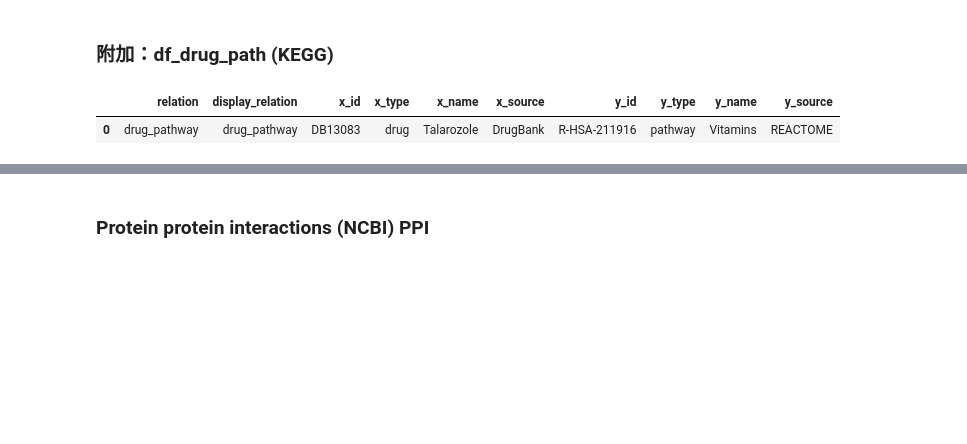
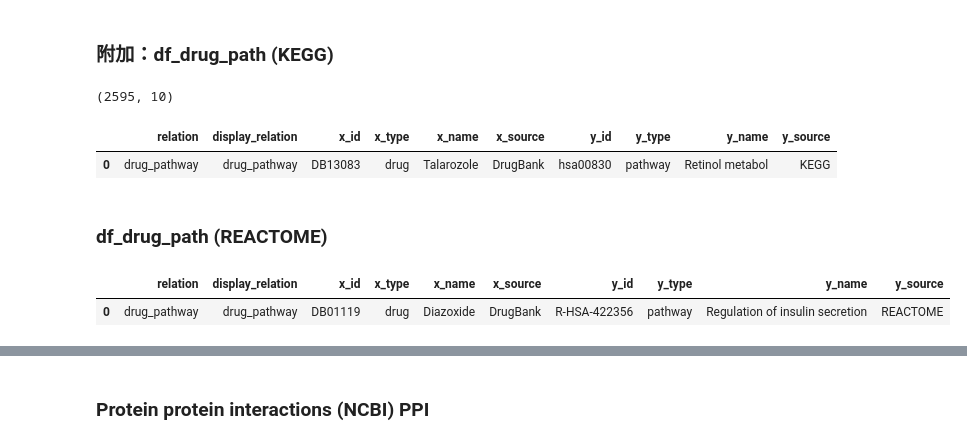
Before and after one commit to CPU-DS/kg4rd, a Jupyter notebook: src/kg4rd/data_process/build_graph.ipynb, the cells around one changed output, grey strips where cells are left out. Saved outputs shown, nothing was run; the diff lists cells and outputs as text; code cells hidden in the pictures; blank space fills up the shorter version.

```diff
--- a/src/kg4rd/data_process/build_graph.ipynb
+++ b/src/kg4rd/data_process/build_graph.ipynb
@@ -1,19 +1,13 @@
 # %% [markdown]
 从 `primekg/knowledge_graph/build_graph.ipynb` 修改而来
 # %%
-import re
-import os
-import shutil
+
 import numpy as np
 import pandas as pd
 import igraph as ig
-from scipy.sparse import lil_matrix, save_npz
-from sklearn.metrics.pairwise import cosine_similarity
-import torch
-from transformers import AutoTokenizer, AutoModel, pipeline
 
-data_path = '../../data/'
-save_path = './kg/'
+data_path = '../../../data/'
+save_path = '../kg/'
 # %% [markdown]
 # Read datasets
 # %%
@@ -142,3 +133,12 @@ assert_dtypes(df_kegg_drug_pathway)
+# %%
+df_drug_kegg_pathway = pd.read_csv(data_path+'kegg/drug_kegg_pathway.csv', low_memory=False)
+assert_dtypes(df_drug_kegg_pathway)
+
+df_reactome_kegg = pd.read_csv(data_path+'kegg/reactome_kegg.csv', low_memory=False)
+assert_dtypes(df_reactome_kegg)
+
+df_drug_reactome_pathway = pd.read_csv(data_path+'kegg/drug_reactome_pathway.csv', low_memory=False)
+assert_dtypes(df_drug_reactome_pathway)
 # %% [markdown]
 额外词汇文件
 # %%
@@ -170,20 +175,42 @@ def clean_edges(df):
 ## Basic
 # %% [markdown]
 ### 附加：df_drug_path (KEGG)
+# %%
+df_drug_path1 = pd.merge(df_drug_kegg_pathway, db_vocab, 'left', left_on='drugbank_id', right_on='DrugBank ID')
+
+df_drug_path1 = df_drug_path1.get(['drugbank_id', 'Common name', 'pathway_kegg_id', 'pathway_kegg_name'])
+df_drug_path1 = df_drug_path1.dropna().drop_duplicates()
+
+df_drug_path1 = df_drug_path1.rename(columns={'drugbank_id':'x_id', 'Common name':'x_name', 'pathway_kegg_id':'y_id', 'pathway_kegg_name':'y_name'})
+df_drug_path1['x_type'] = 'drug'
+df_drug_path1['x_source'] = 'DrugBank'
+df_drug_path1['y_type'] = 'pathway'
+df_drug_path1['y_source'] = 'KEGG'
+df_drug_path1['relation'] = 'drug_pathway'
+df_drug_path1['display_relation'] = 'drug_pathway'
+df_drug_path1 = clean_edges(df_drug_path1)
+print(df_drug_path1.shape)
+df_drug_path1.head(1)
+# %% [output]
+(2595, 10)
+|  | relation | display_relation | x_id | x_type | x_name | x_source | y_id | y_type | y_name | y_source |
+| 0 | drug_pathway | drug_pathway | DB13083 | drug | Talarozole | DrugBank | hsa00830 | pathway | Retinol metabol | KEGG |
+# %% [markdown]
+### df_drug_path (REACTOME)
 # %%
-df_drug_path = pd.merge(df_kegg_drug_pathway, db_vocab, 'left', left_on='drugbank_id', right_on='DrugBank ID')
-df_drug_path.get(['drugbank_id', 'Common name', 'reactome_id', 'reactome_name'])
-df_drug_path = df_drug_path.dropna().drop_duplicates()
+df_drug_path2 = pd.merge(df_drug_reactome_pathway, db_vocab, 'left', left_on='drugbank_id', right_on='DrugBank ID')
+df_drug_path2 = df_drug_path2.get(['drugbank_id', 'Common name', 'pathway_reactome_id', 'pathway_reactome_name'])
+df_drug_path2 = df_drug_path2.dropna().drop_duplicates()
 
-df_drug_path = df_drug_path.rename(columns={'drugbank_id':'x_id', 'Common name':'x_name', 'reactome_id':'y_id', 'reactome_name':'y_name'})
-df_drug_path['x_type'] = 'drug'
-df_drug_path['x_source'] = 'DrugBank'
-df_drug_path['y_type'] = 'pathway'
-df_drug_path['y_source'] = 'REACTOME'
-df_drug_path['relation'] = 'drug_pathway'
-df_drug_path['display_relation'] = 'drug_pathway'
-df_drug_path = clean_edges(df_drug_path)
-df_drug_path.head(1)
+df_drug_path2 = df_drug_path2.rename(columns={'drugbank_id':'x_id', 'Common name':'x_name', 'pathway_reactome_id':'y_id', 'pathway_reactome_name':'y_name'})
+df_drug_path2['x_type'] = 'drug'
+df_drug_path2['x_source'] = 'DrugBank'
+df_drug_path2['y_type'] = 'pathway'
+df_drug_path2['y_source'] = 'REACTOME'
+df_drug_path2['relation'] = 'drug_pathway'
+df_drug_path2['display_relation'] = 'drug_pathway'
+df_drug_path2 = clean_edges(df_drug_path2)
+df_drug_path2.head(1)
 # %% [output]
 |  | relation | display_relation | x_id | x_type | x_name | x_source | y_id | y_type | y_name | y_source |
-| 0 | drug_pathway | drug_pathway | DB13083 | drug | Talarozole | DrugBank | R-HSA-211916 | pathway | Vitamins | REACTOME |
+| 0 | drug_pathway | drug_pathway | DB01119 | drug | Diazoxide | DrugBank | R-HSA-422356 | pathway | Regulation of insulin secretion | REACTOME |
```
Also changed, not shown: parts of 30 cells of this notebook, 4 other files.
